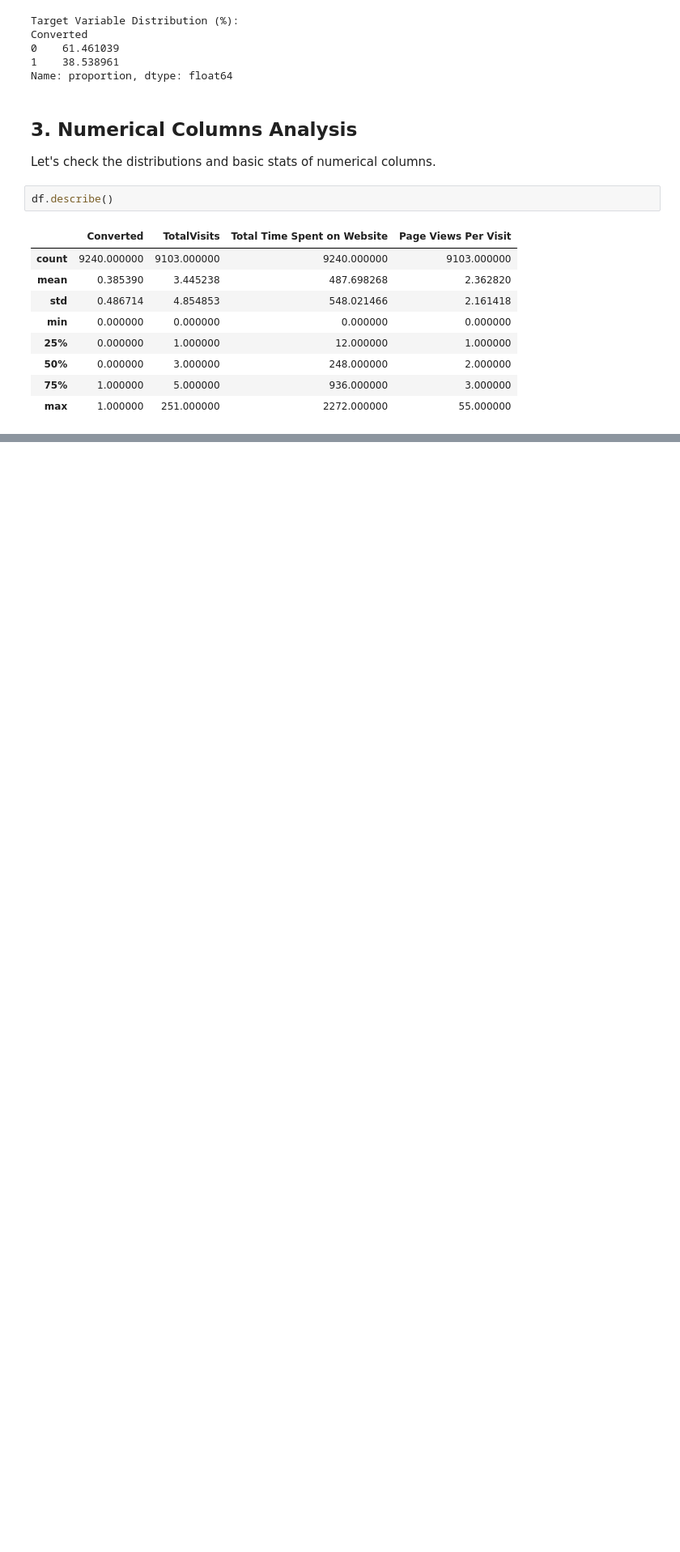
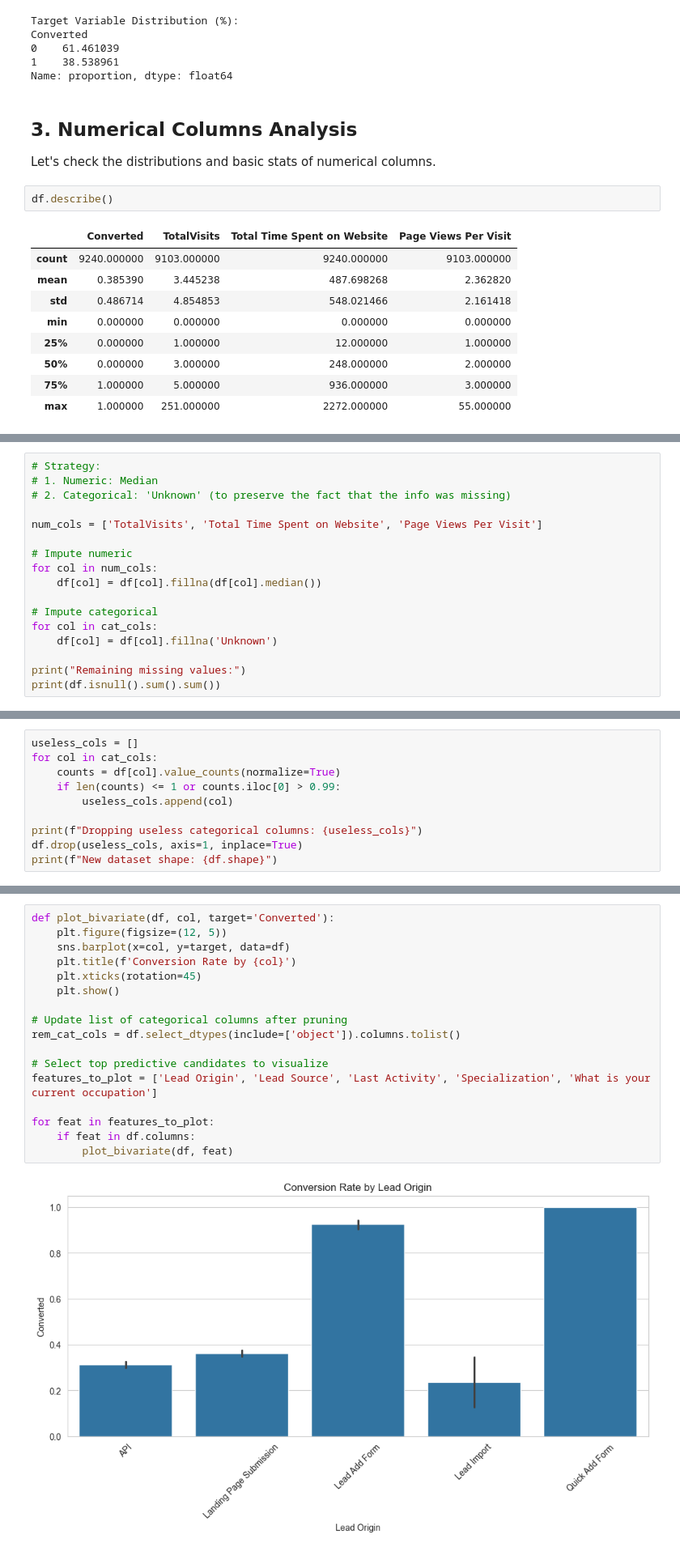
Before and after one commit to denis911/kaggle-lead-scoring-full-cycle-to-cloud-deployment, a Jupyter notebook: EDA.ipynb, the cells around one changed output, grey strips where cells are left out. Shown: that part at 81% size. Saved outputs shown, nothing was run; the diff lists cells and outputs as text; blank space fills up the shorter version.

```diff
--- a/EDA.ipynb
+++ b/EDA.ipynb
@@ -185,0 +248,17 @@ df.describe()
+# %%
+# Strategy:
+# 1. Numeric: Median
+# 2. Categorical: 'Unknown' (to preserve the fact that the info was missing)
+
+num_cols = ['TotalVisits', 'Total Time Spent on Website', 'Page Views Per Visit']
+
+# Impute numeric
+for col in num_cols:
+    df[col] = df[col].fillna(df[col].median())
+
+# Impute categorical
+for col in cat_cols:
+    df[col] = df[col].fillna('Unknown')
+
+print("Remaining missing values:")
+print(df.isnull().sum().sum())
@@ -185,0 +272,10 @@ df.describe()
+# %%
+useless_cols = []
+for col in cat_cols:
+    counts = df[col].value_counts(normalize=True)
+    if len(counts) <= 1 or counts.iloc[0] > 0.99:
+        useless_cols.append(col)
+
+print(f"Dropping useless categorical columns: {useless_cols}")
+df.drop(useless_cols, axis=1, inplace=True)
+print(f"New dataset shape: {df.shape}")
@@ -185,0 +289,19 @@ df.describe()
+# %%
+def plot_bivariate(df, col, target='Converted'):
+    plt.figure(figsize=(12, 5))
+    sns.barplot(x=col, y=target, data=df)
+    plt.title(f'Conversion Rate by {col}')
+    plt.xticks(rotation=45)
+    plt.show()
+
+# Update list of categorical columns after pruning
+rem_cat_cols = df.select_dtypes(include=['object']).columns.tolist()
+
+# Select top predictive candidates to visualize
+features_to_plot = ['Lead Origin', 'Lead Source', 'Last Activity', 'Specialization', 'What is your current occupation']
+
+for feat in features_to_plot:
+    if feat in df.columns:
+        plot_bivariate(df, feat)
+# %% [output]
+[figure, added]
```
Also changed, not shown: parts of 10 cells of this notebook.
